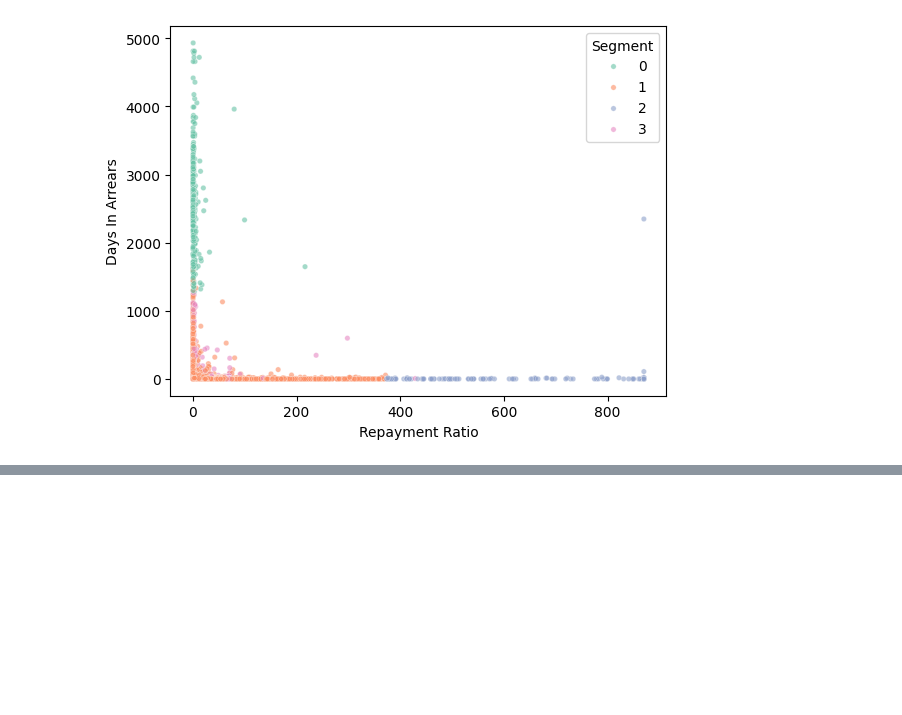
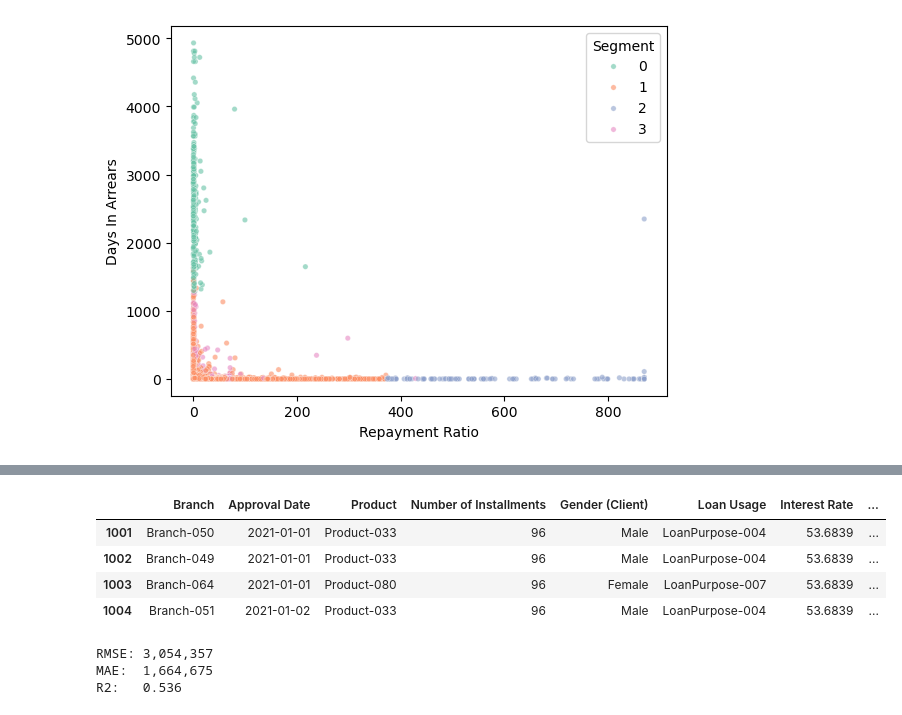
Before and after one commit to lemwaizz/DSFT_G6_Capstone, a Jupyter notebook: financial_dna.ipynb, the cells around one changed output, grey strips where cells are left out. Drawn from its saved outputs; the diff is of its cells as text; code cells hidden in the pictures; blank space fills up the shorter version.

Commit message:
Added(Loan_limit_estimation_model)

```diff
--- a/financial_dna.ipynb
+++ b/financial_dna.ipynb
@@ -1151,0 +1221,7 @@ plt.show()
+# %%
+cat_cols = ['Branch', 'Product', 'Gender (Client)', 'Age Band (Client)',
+            'Nature of business', 'Loan Usage', 'Loan usage Business',
+            'Environmental & Social Risk']
+
+for col in cat_cols:
+    print(col, X[col].nunique(), 'unique values')#checking the number of unique values in the categorical columns to ensure they are suitable for modeling
@@ -1151,0 +1237,5 @@ plt.show()
+# %%
+for col in ['Branch', 'Product', 'Nature of business', 'Loan usage Business']:#checking if there is need to group the categorical columns with too many unique values into fewer categories for modeling
+    print(f"--- {col} ---")
+    print(X[col].value_counts().tail(15))
+    print()
@@ -1151,0 +1260,11 @@ plt.show()
+# %%
+cat_cols = ['Branch', 'Product', 'Gender (Client)', 'Age Band (Client)',
+            'Nature of business', 'Loan Usage', 'Loan usage Business',
+            'Environmental & Social Risk']
+
+for col in cat_cols:
+    X[col] = X[col].astype('category')#converting the categorical columns to category data type lightGBM modeling
+
+print(X[cat_cols].dtypes)
+print()
+print(X.dtypes)
@@ -1151,0 +1473,20 @@ plt.show()
+# %%
+# Sort the full X, y by Approval Date before splitting based on the 80/20 rule for training and validation sets
+sort_idx = X.sort_values('Approval Date').index
+X_sorted = X.loc[sort_idx].reset_index(drop=True)
+y_sorted = y.loc[sort_idx].reset_index(drop=True)
+
+split_point = int(0.8 * len(X_sorted))
+
+X_train = X_sorted.iloc[:split_point].drop(columns=['Approval Date'])
+y_train = y_sorted.iloc[:split_point]
+X_val   = X_sorted.iloc[split_point:].drop(columns=['Approval Date'])
+y_val   = y_sorted.iloc[split_point:]
+
+print("Train:", X_train.shape, " Val:", X_val.shape)
+print()
+print("Train year spread:")
+print(X_train['Approval Year'].value_counts().sort_index())
+print()
+print("Val year spread:")
+print(X_val['Approval Year'].value_counts().sort_index())
@@ -1151,0 +1511,31 @@ plt.show()
+# %%
+X_sorted.iloc[1001:1005]#checking for the correct sorting of the data by approval date, ensuring that the split between training and validation sets is accurate and maintains the temporal order of the data.
+# %% [output]
+|  | Branch | Approval Date | Product | Number of Installments | Gender (Client) | Loan Usage | Interest Rate | ... |
+| 1001 | Branch-050 | 2021-01-01 | Product-033 | 96 | Male | LoanPurpose-004 | 53.6839 | ... |
+| 1002 | Branch-049 | 2021-01-01 | Product-033 | 96 | Male | LoanPurpose-004 | 53.6839 | ... |
+| 1003 | Branch-064 | 2021-01-01 | Product-080 | 96 | Female | LoanPurpose-007 | 53.6839 | ... |
+| 1004 | Branch-051 | 2021-01-02 | Product-033 | 96 | Male | LoanPurpose-004 | 53.6839 | ... |
+# %%
+final_model_v2 = LGBMRegressor(
+    learning_rate=0.05363955065251754,
+    min_child_samples=73,
+    n_estimators=205,
+    num_leaves=18,
+    random_state=42,
+    verbosity=-1
+)
+final_model_v2.fit(X_train, y_train, categorical_feature=cat_cols)
+
+pred_val_v2 = final_model_v2.predict(X_val)
+rmse_v2 = np.sqrt(mean_squared_error(y_val, pred_val_v2))
+mae_v2  = mean_absolute_error(y_val, pred_val_v2)
+r2_v2   = r2_score(y_val, pred_val_v2)
+
+print(f"RMSE: {rmse_v2:,.0f}")
+print(f"MAE:  {mae_v2:,.0f}")
+print(f"R2:   {r2_v2:.3f}")
+# %% [output]
+RMSE: 3,054,357
+MAE:  1,664,675
+R2:   0.536
```
Also changed, not shown: parts of 43 cells of this notebook.
